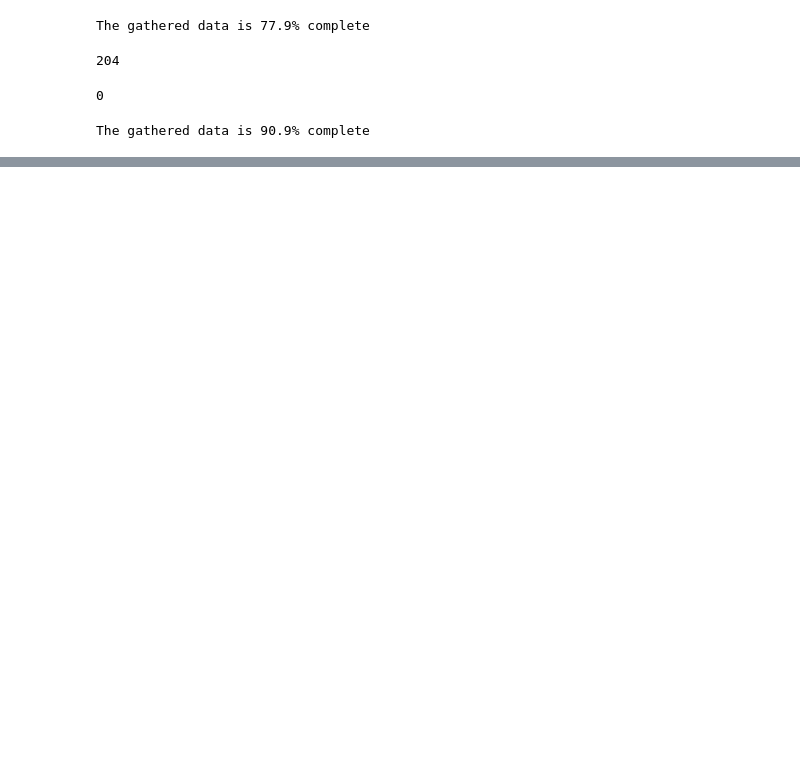
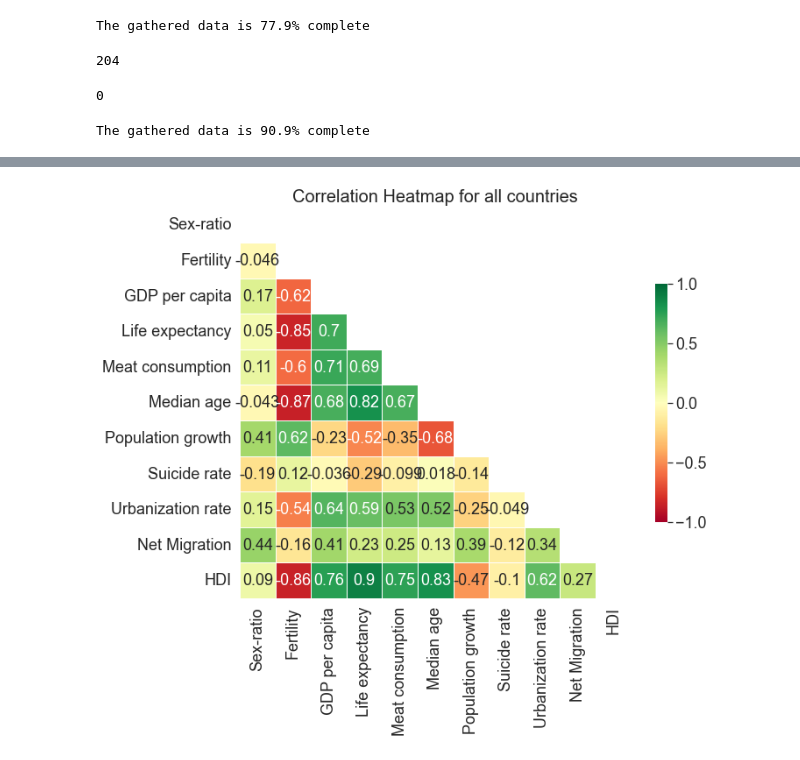
Before and after one commit to nico-stan/project-II, a Jupyter notebook: Plotting.ipynb, the cells around one changed output, grey strips where cells are left out. Cells and saved outputs as stored; diff of their text form; code cells hidden in the pictures; blank space fills up the shorter version.

```diff
--- a/Plotting.ipynb
+++ b/Plotting.ipynb
@@ -11,7 +11,0 @@ import src.clean as src
-# %%
-#Some configuration for matplotlib and seaborn to look pretty
-%matplotlib inline
-%config Inlinebackend.figure_format= 'retina'
-sns.set_context("poster")
-sns.set(rc={"figure.figsize": (12.,6.)})
-sns.set_style("whitegrid")
@@ -48,0 +108,26 @@ The gathered data is 90.9% complete
+# %%
+#Finding correlations within the df2
+#Drop cathegorical columns
+corr_df = cl.dropping(df2,'Country', 'Continent', 'Class')
+
+#Set the variables
+corrmat = corr_df.corr()
+mask = np.triu(np.ones_like(corrmat, dtype=bool))
+top_corr_features = corrmat.index
+plt.figure(figsize = (10, 10))
+plt.title("Correlation Heatmap for all countries")
+
+#Plot the heatmap
+sns.heatmap(corrmat,
+            mask = mask,
+            cmap='RdYlGn',
+            square=True,
+            linewidth=0.5,
+            annot = True,
+            vmax=1,
+            vmin=-1,
+            cbar_kws={"shrink": .5})
+
+plt.savefig("Output/images/Figure2.png")
+# %% [output]
+[figure, added]
```
Also changed, not shown: parts of 27 cells of this notebook, 21 other files.
